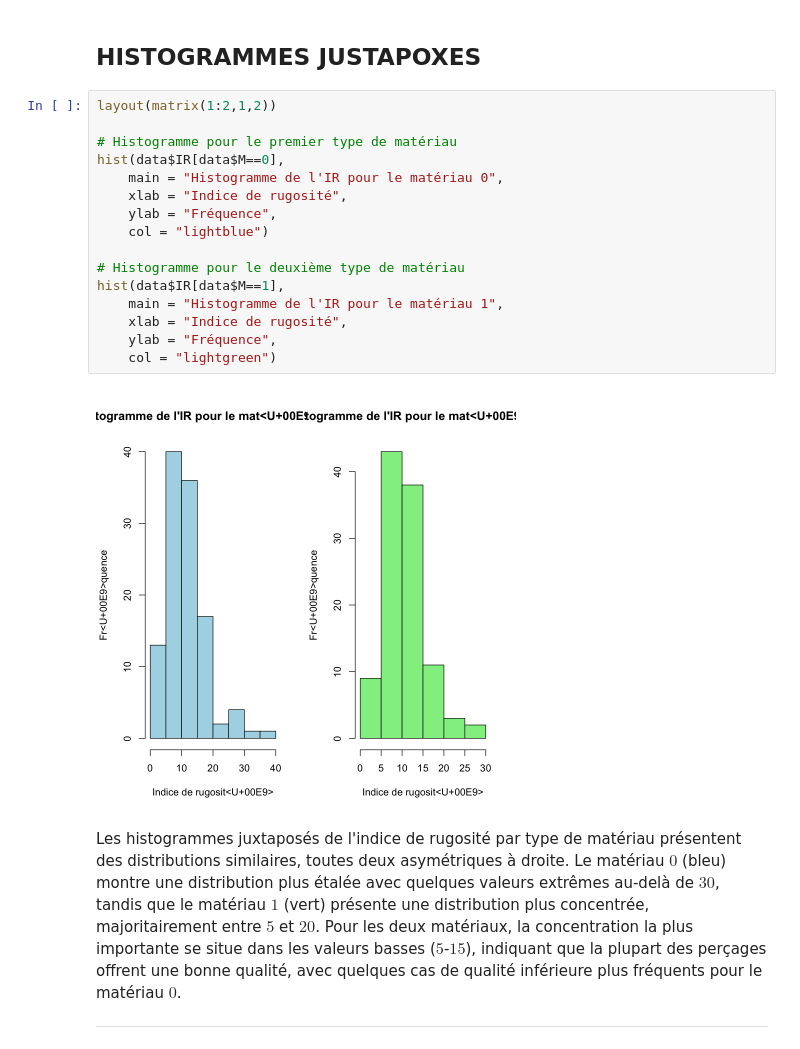
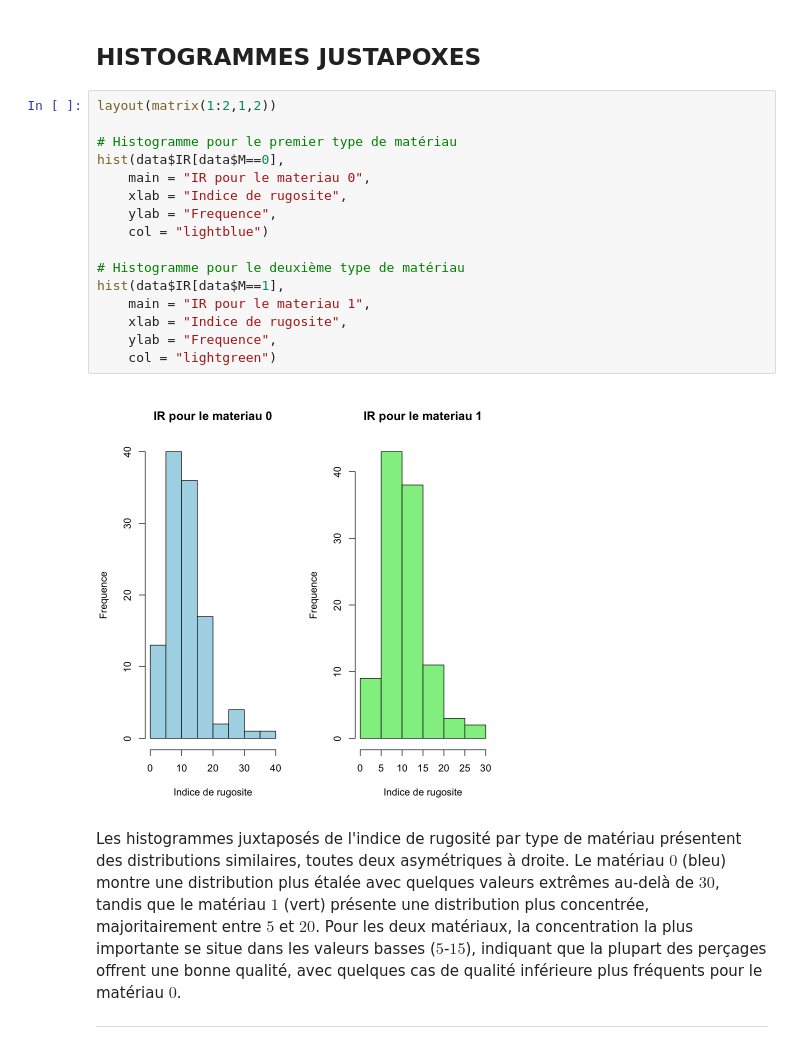
Before and after one commit to yaaks7/DEVOIR-MTH2302, a Jupyter notebook: devoir.ipynb, the cells around one changed output. Saved outputs shown, nothing was run; the diff lists cells and outputs as text.

```diff
--- a/devoir.ipynb
+++ b/devoir.ipynb
@@ -156,21 +156,21 @@ Le tableau de statistiques descriptives présente un indice de rugosité moyen d
 # %%
 layout(matrix(1:2,1,2))
 
 # Histogramme pour le premier type de matériau
 hist(data$IR[data$M==0],
-    main = "Histogramme de l'IR pour le matériau 0",
-    xlab = "Indice de rugosité",
-    ylab = "Fréquence",
+    main = "IR pour le materiau 0",
+    xlab = "Indice de rugosite",
+    ylab = "Frequence",
     col = "lightblue")
 
 # Histogramme pour le deuxième type de matériau
 hist(data$IR[data$M==1],
-    main = "Histogramme de l'IR pour le matériau 1",
-    xlab = "Indice de rugosité",
-    ylab = "Fréquence",
+    main = "IR pour le materiau 1",
+    xlab = "Indice de rugosite",
+    ylab = "Frequence",
     col = "lightgreen")
 # %% [output]
-[figure, old version]
+[figure, new version]
 # %% [markdown]
 Les histogrammes juxtaposés de l'indice de rugosité par type de matériau présentent des distributions similaires, toutes deux asymétriques à droite. Le matériau $0$ (bleu) montre une distribution plus étalée avec quelques valeurs extrêmes au-delà de $30$, tandis que le matériau $1$ (vert) présente une distribution plus concentrée, majoritairement entre $5$ et $20$. Pour les deux matériaux, la concentration la plus importante se situe dans les valeurs basses ($5$-$15$), indiquant que la plupart des perçages offrent une bonne qualité, avec quelques cas de qualité inférieure plus fréquents pour le matériau $0$.
 ***
```
Also changed, not shown: parts of 9 cells of this notebook, 2 other files.
